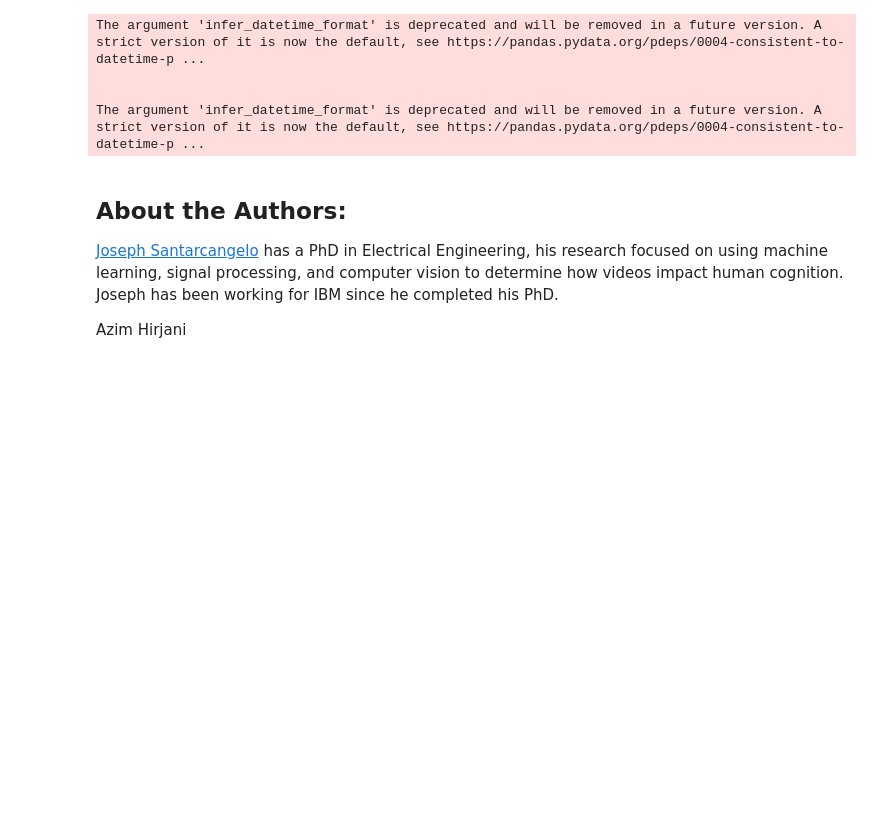
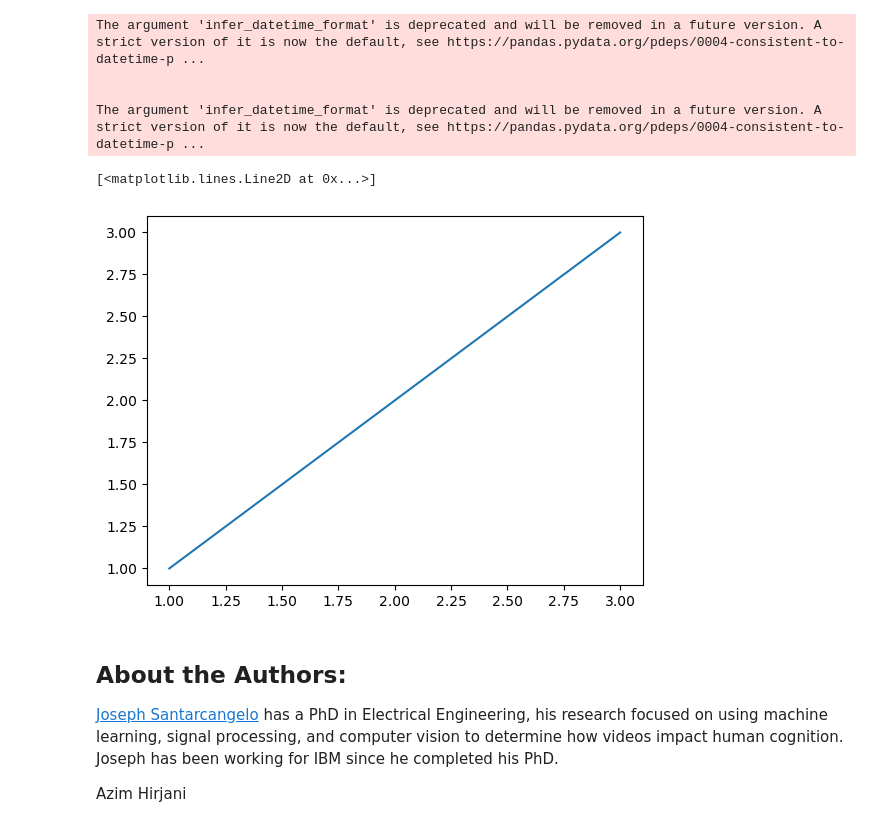
Before and after one commit to venu7495/IBMDS, a Jupyter notebook: Final Assignment-v2.ipynb, the cells around one changed output. Cells and saved outputs as stored; diff of their text form; code cells hidden in the pictures; blank space fills up the shorter version.

```diff
--- a/Final Assignment-v2.ipynb
+++ b/Final Assignment-v2.ipynb
@@ -329,3 +299,8 @@ The argument 'infer_datetime_format' is deprecated and will be removed in a futu
+# %%
+plt.plot([1,2,3],[1,2,3])
+# %% [output]
+[<matplotlib.lines.Line2D at 0x...>]
+[figure, added]
 # %% [markdown]
 <h2>About the Authors:</h2>
 
```
Also changed, not shown: parts of 7 cells of this notebook.
